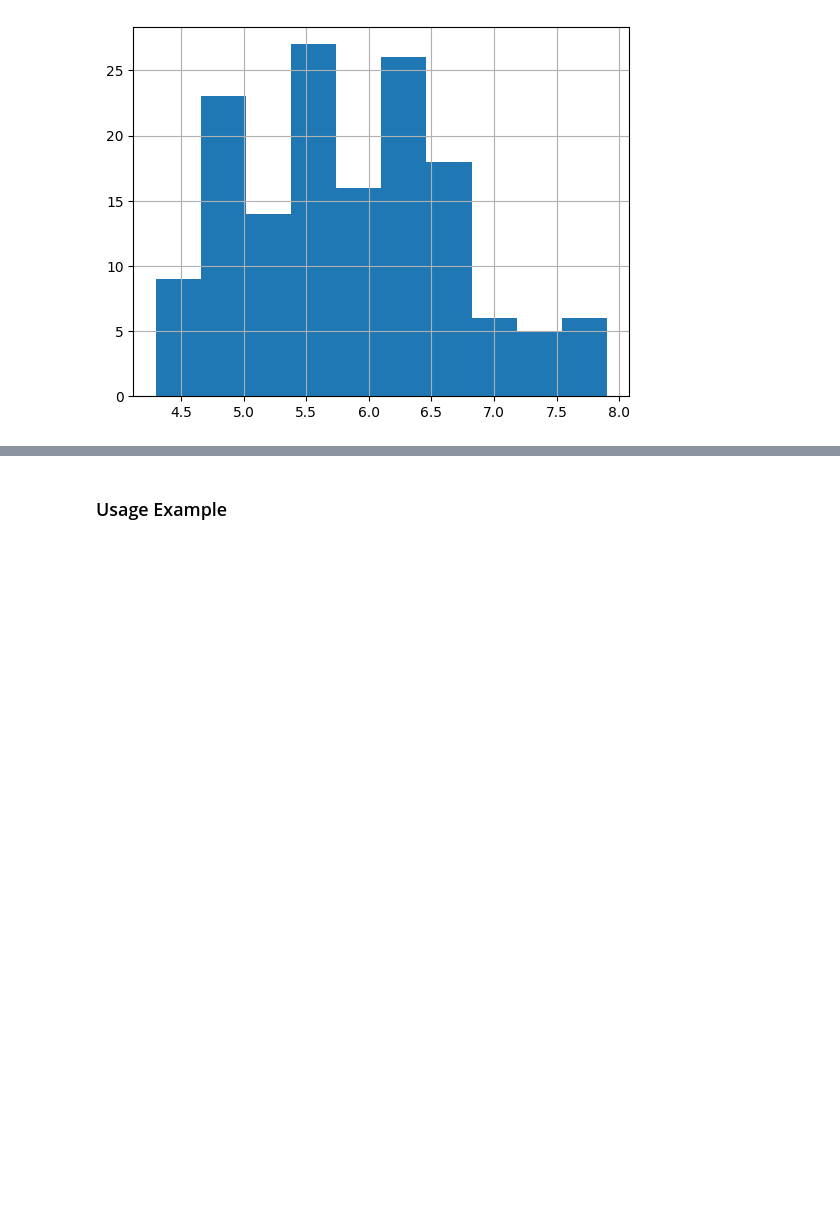
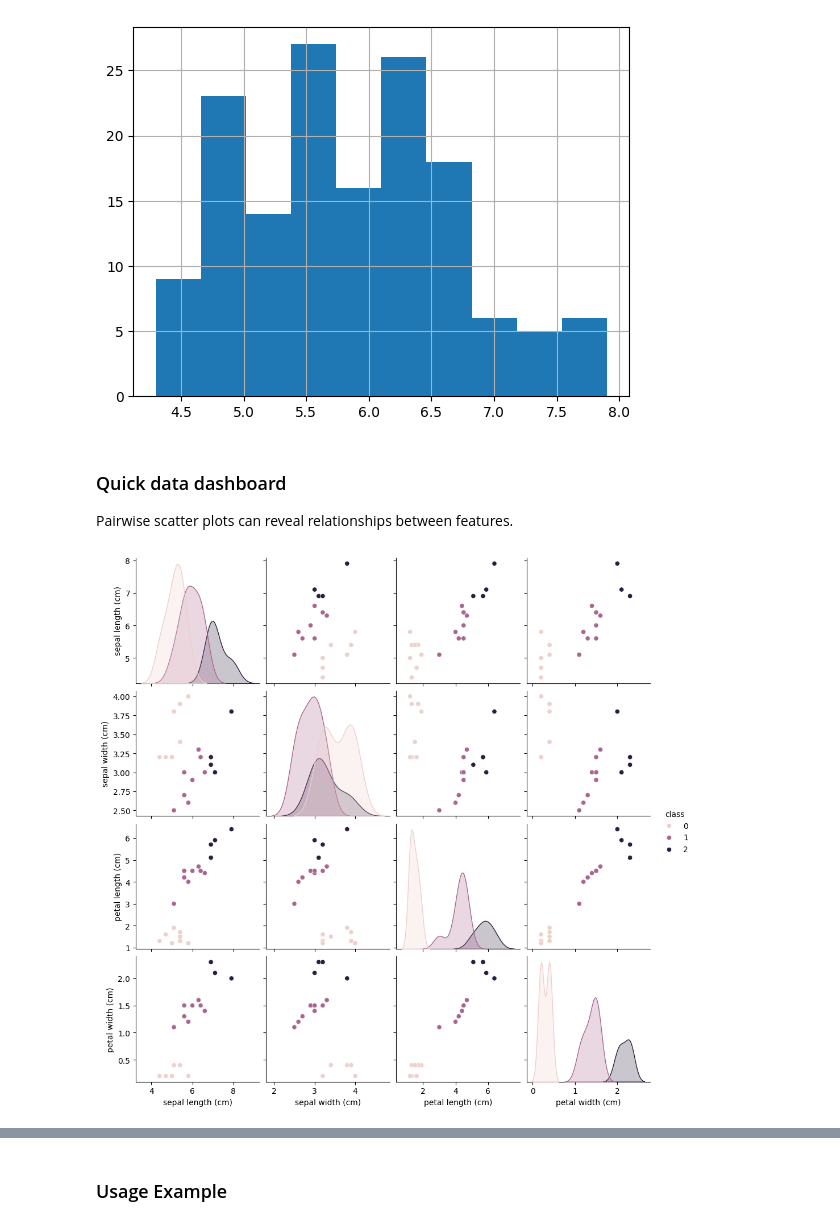
Before and after one commit to AIBabyTeaching/Machine-Learning-Summer-25, a Jupyter notebook: notebooks/00_Welcome.ipynb, the cells around one changed output, grey strips where cells are left out. Saved outputs shown, nothing was run; the diff lists cells and outputs as text; code cells hidden in the pictures; blank space fills up the shorter version.

Commit message:
Enhance welcome notebook with memory monitoring and dashboard

```diff
--- a/notebooks/00_Welcome.ipynb
+++ b/notebooks/00_Welcome.ipynb
@@ -80,3 +87,13 @@ df['sepal length (cm)'].hist()
 plt.show()
 # %% [output]
 [figure]
+# %% [markdown]
+### Quick data dashboard
+Pairwise scatter plots can reveal relationships between features.
+# %%
+import seaborn as sns
+import matplotlib.pyplot as plt
+sns.pairplot(df.sample(20, random_state=1), hue='class')
+plt.show()
+# %% [output]
+[figure, added]
```
Also changed, not shown: parts of 4 cells of this notebook.
